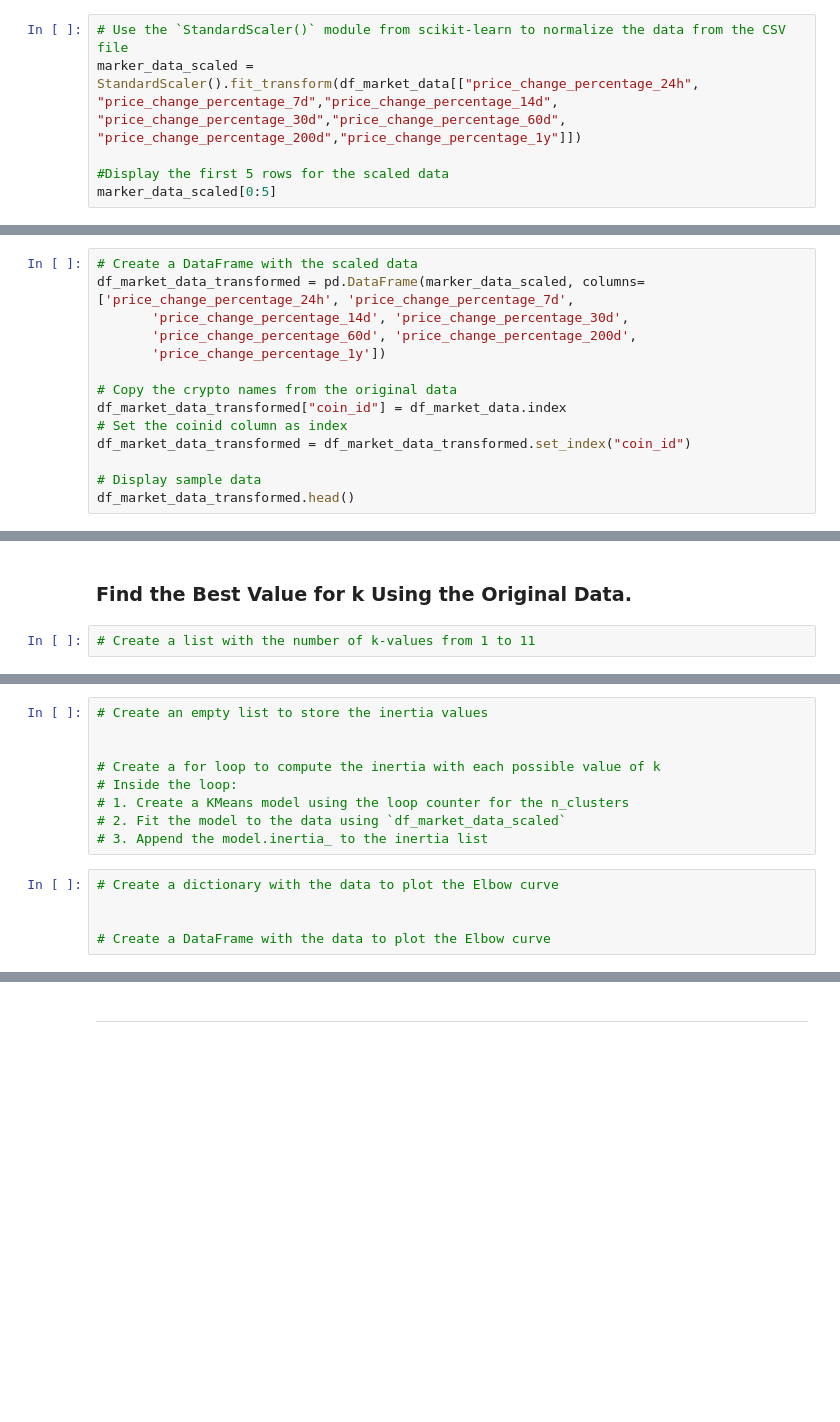
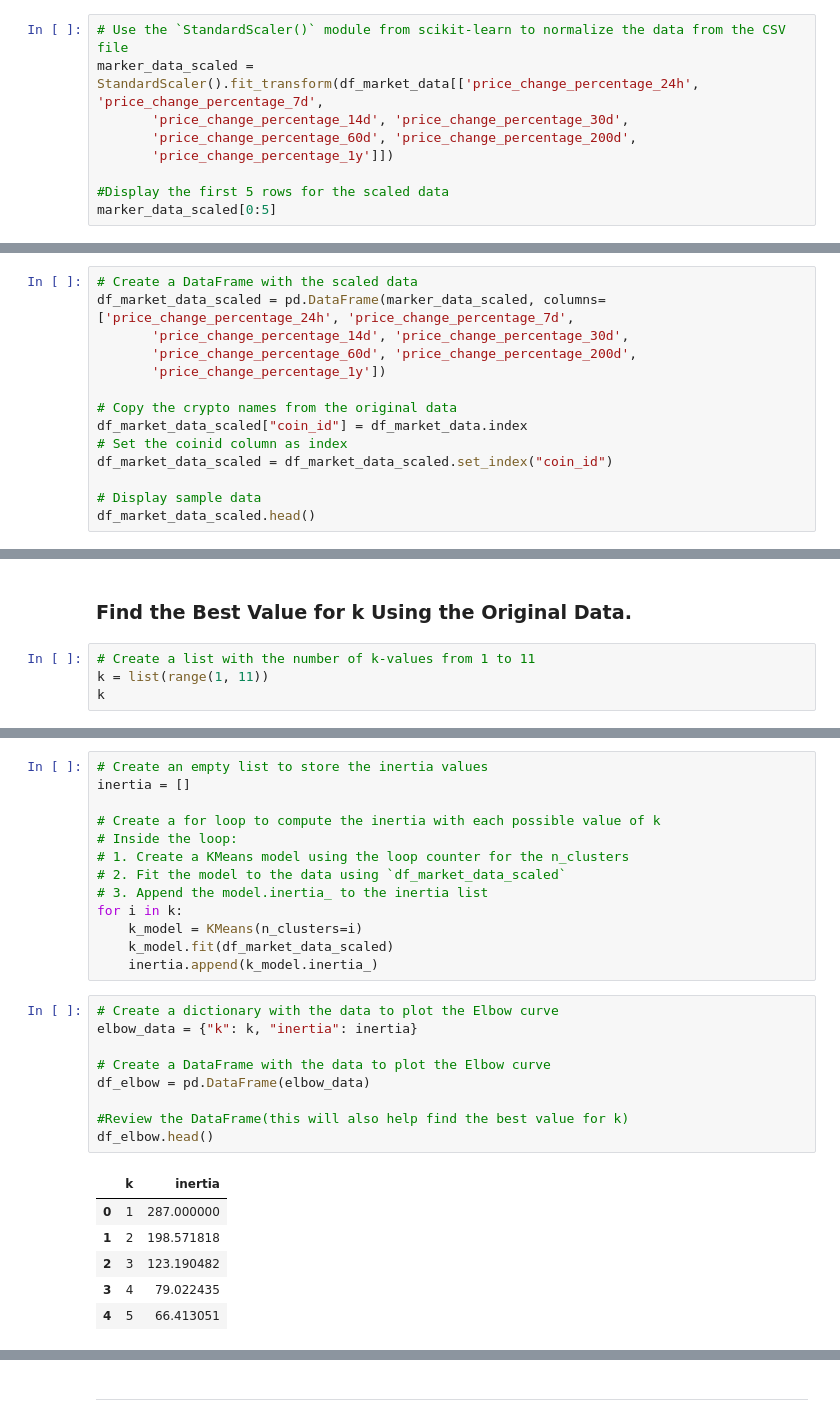
Before and after one commit to marthagriggs9/CryptoClustering, a Jupyter notebook: Crypto_Clustering.ipynb, the cells around one changed output, grey strips where cells are left out. Cells and saved outputs as stored; diff of their text form; blank space fills up the shorter version.

Commit message:
found the best value for k using elbow curve

```diff
--- a/Crypto_Clustering.ipynb
+++ b/Crypto_Clustering.ipynb
@@ -78,7 +78,10 @@ Index(['price_change_percentage_24h', 'price_change_percentage_7d',
       dtype='object')
 # %%
 # Use the `StandardScaler()` module from scikit-learn to normalize the data from the CSV file
-marker_data_scaled = StandardScaler().fit_transform(df_market_data[["price_change_percentage_24h", "price_change_percentage_7d","price_change_percentage_14d", "price_change_percentage_30d","price_change_percentage_60d", "price_change_percentage_200d","price_change_percentage_1y"]])
+marker_data_scaled = StandardScaler().fit_transform(df_market_data[['price_change_percentage_24h', 'price_change_percentage_7d',
+       'price_change_percentage_14d', 'price_change_percentage_30d',
+       'price_change_percentage_60d', 'price_change_percentage_200d',
+       'price_change_percentage_1y']])
 
 #Display the first 5 rows for the scaled data
 marker_data_scaled[0:5]
@@ -95,18 +98,18 @@ array([[ 0.50852937,  0.49319307,  0.77220043,  0.23545963, -0.0674951 ,
         -0.49984776, -0.27031695]])
 # %%
 # Create a DataFrame with the scaled data
-df_market_data_transformed = pd.DataFrame(marker_data_scaled, columns=['price_change_percentage_24h', 'price_change_percentage_7d',
+df_market_data_scaled = pd.DataFrame(marker_data_scaled, columns=['price_change_percentage_24h', 'price_change_percentage_7d',
        'price_change_percentage_14d', 'price_change_percentage_30d',
        'price_change_percentage_60d', 'price_change_percentage_200d',
        'price_change_percentage_1y'])
 
 # Copy the crypto names from the original data
-df_market_data_transformed["coin_id"] = df_market_data.index
+df_market_data_scaled["coin_id"] = df_market_data.index
 # Set the coinid column as index
-df_market_data_transformed = df_market_data_transformed.set_index("coin_id")
+df_market_data_scaled = df_market_data_scaled.set_index("coin_id")
 
 # Display sample data
-df_market_data_transformed.head()
+df_market_data_scaled.head()
 # %% [output]
 |  | price_change_percentage_24h | price_change_percentage_7d | price_change_percentage_14d | price_change_percentage_30d | ... |
 | coin_id |  |  |  |  | ... |
@@ -121,3 +124,5 @@ df_market_data_transformed.head()
 ### Find the Best Value for k Using the Original Data.
 # %%
 # Create a list with the number of k-values from 1 to 11
+k = list(range(1, 11))
+k
@@ -124,17 +131,32 @@ df_market_data_transformed.head()
 # %%
 # Create an empty list to store the inertia values
-
+inertia = []
 
 # Create a for loop to compute the inertia with each possible value of k
 # Inside the loop:
 # 1. Create a KMeans model using the loop counter for the n_clusters
 # 2. Fit the model to the data using `df_market_data_scaled`
 # 3. Append the model.inertia_ to the inertia list
+for i in k:
+    k_model = KMeans(n_clusters=i)
+    k_model.fit(df_market_data_scaled)
+    inertia.append(k_model.inertia_)
 # %%
 # Create a dictionary with the data to plot the Elbow curve
-
+elbow_data = {"k": k, "inertia": inertia}
 
 # Create a DataFrame with the data to plot the Elbow curve
+df_elbow = pd.DataFrame(elbow_data)
+
+#Review the DataFrame(this will also help find the best value for k)
+df_elbow.head()
+# %% [output]
+|  | k | inertia |
+| 0 | 1 | 287.000000 |
+| 1 | 2 | 198.571818 |
+| 2 | 3 | 123.190482 |
+| 3 | 4 | 79.022435 |
+| 4 | 5 | 66.413051 |
 # %%
 # Plot a line chart with all the inertia values computed with
 # the different values of k to visually identify the optimal value for k.
```
Also changed, not shown: parts of 4 cells of this notebook.
